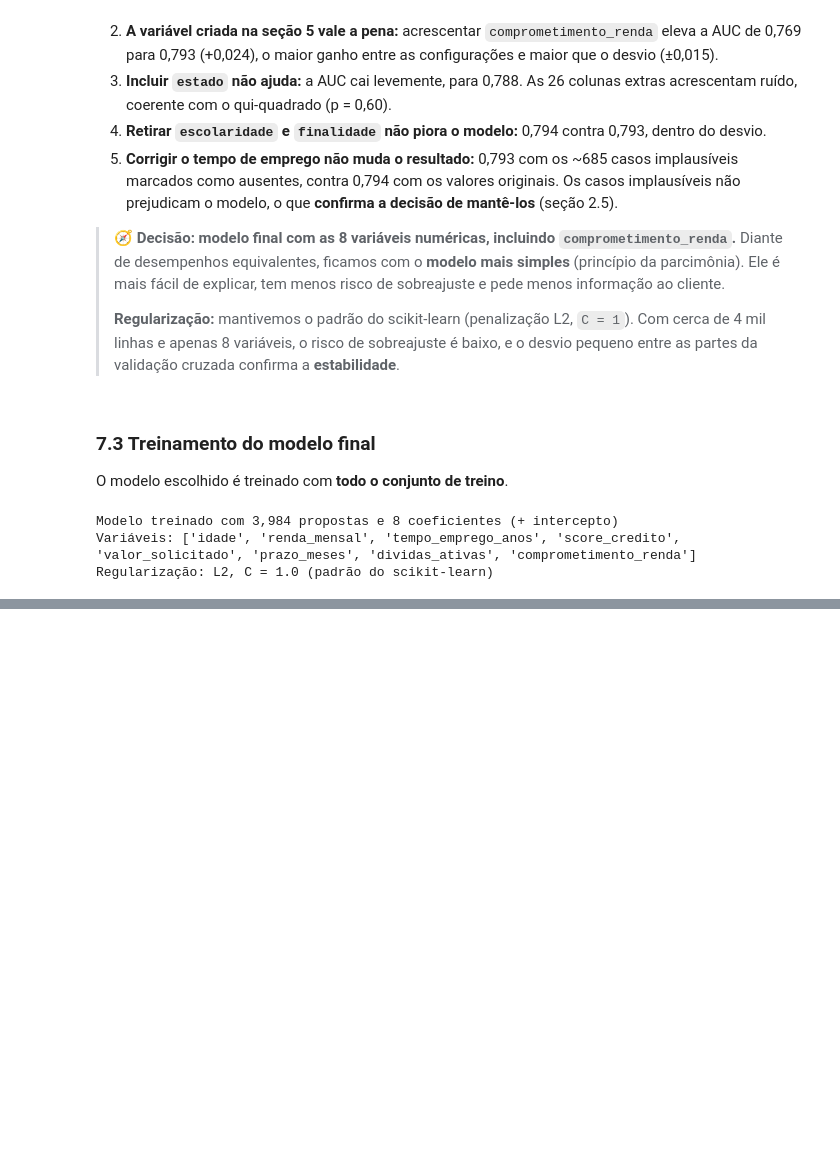
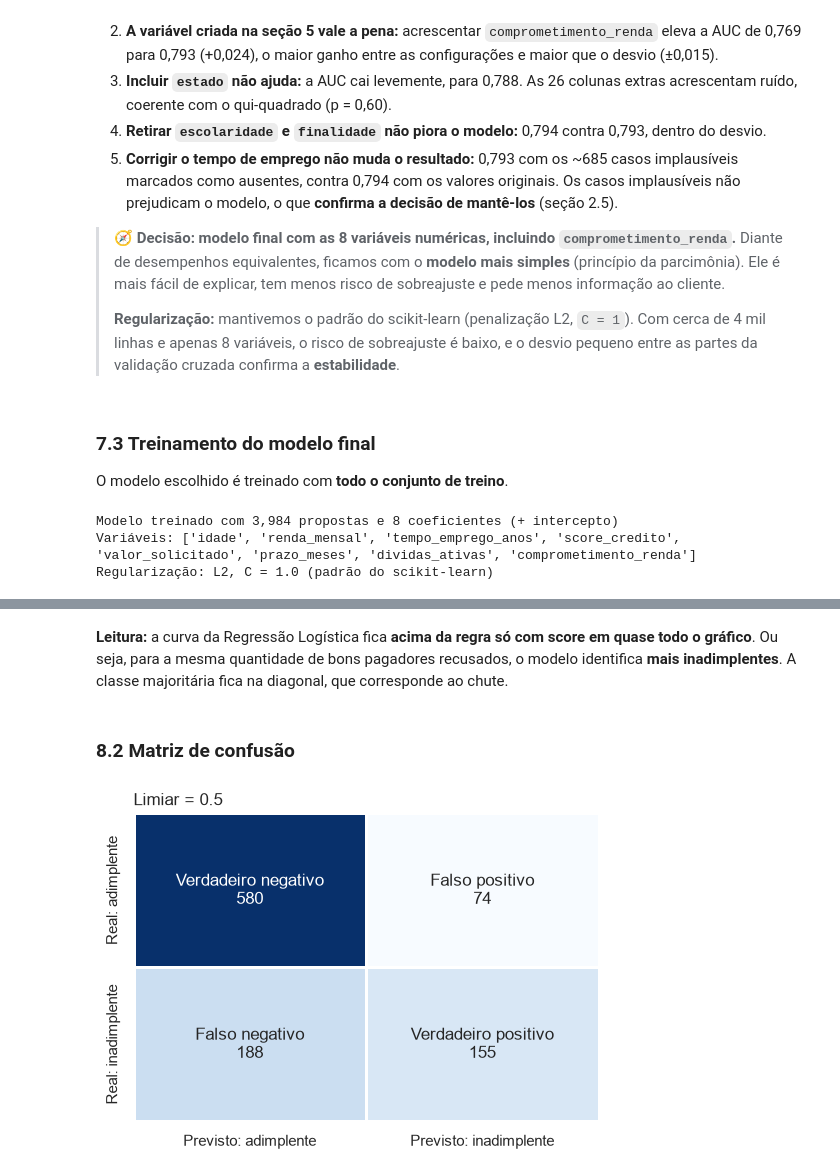
Before and after one commit to alexlourenc/CredAIR-v2, a Jupyter notebook: notebooks/analise_credito.ipynb, the cells around one changed output, grey strips where cells are left out. Saved outputs shown, nothing was run; the diff lists cells and outputs as text; code cells hidden in the pictures; blank space fills up the shorter version.

```diff
--- a/notebooks/analise_credito.ipynb
+++ b/notebooks/analise_credito.ipynb
@@ -904,0 +955,8 @@ Regularização: L2, C = 1.0 (padrão do scikit-learn)
+# %%
+# As 4 situações possíveis no limiar 0,5: de onde saem precisão, recall e acurácia
+cm = confusion_matrix(y_teste, (probs["Regressão Logística"] >= 0.5).astype(int))
+situacoes = pd.DataFrame(cm, index=["Pagou", "Não pagou"],
+                         columns=['Modelo disse "vai pagar"', 'Modelo disse "não vai pagar" (alerta)'])
+situacoes["Total"] = situacoes.sum(axis=1)
+situacoes.loc["Total"] = situacoes.sum()
+situacoes
@@ -904,0 +993,22 @@ Regularização: L2, C = 1.0 (padrão do scikit-learn)
+# %% [markdown]
+**Leitura:** a curva da Regressão Logística fica **acima da regra só com score em quase todo o gráfico**. Ou seja, para a mesma quantidade de bons pagadores recusados, o modelo identifica **mais inadimplentes**. A classe majoritária fica na diagonal, que corresponde ao chute.
+# %% [markdown]
+### 8.2 Matriz de confusão
+# %%
+def plot_confusao(y_real, prob, limiar, ax):
+    # Desenha a matriz de confusão com os nomes das 4 situações
+    cm = confusion_matrix(y_real, (prob >= limiar).astype(int))
+    rotulos = np.array([[f"Verdadeiro negativo\n{cm[0,0]}", f"Falso positivo\n{cm[0,1]}"],
+                        [f"Falso negativo\n{cm[1,0]}", f"Verdadeiro positivo\n{cm[1,1]}"]])
+    sns.heatmap(cm, annot=rotulos, fmt="", cmap="Blues", cbar=False, linewidths=2, linecolor="white", ax=ax,
+                xticklabels=["Previsto: adimplente", "Previsto: inadimplente"],
+                yticklabels=["Real: adimplente", "Real: inadimplente"])
+    ax.set_title(f"Limiar = {limiar}", loc="left")
+
+
+fig, ax = plt.subplots(figsize=(6, 4))
+plot_confusao(y_teste, probs["Regressão Logística"], 0.5, ax)
+salvar(fig, "08_matriz_confusao_05")
+plt.show()
+# %% [output]
+[figure, added]
```
Also changed, not shown: parts of 20 cells of this notebook, 5 other files.
